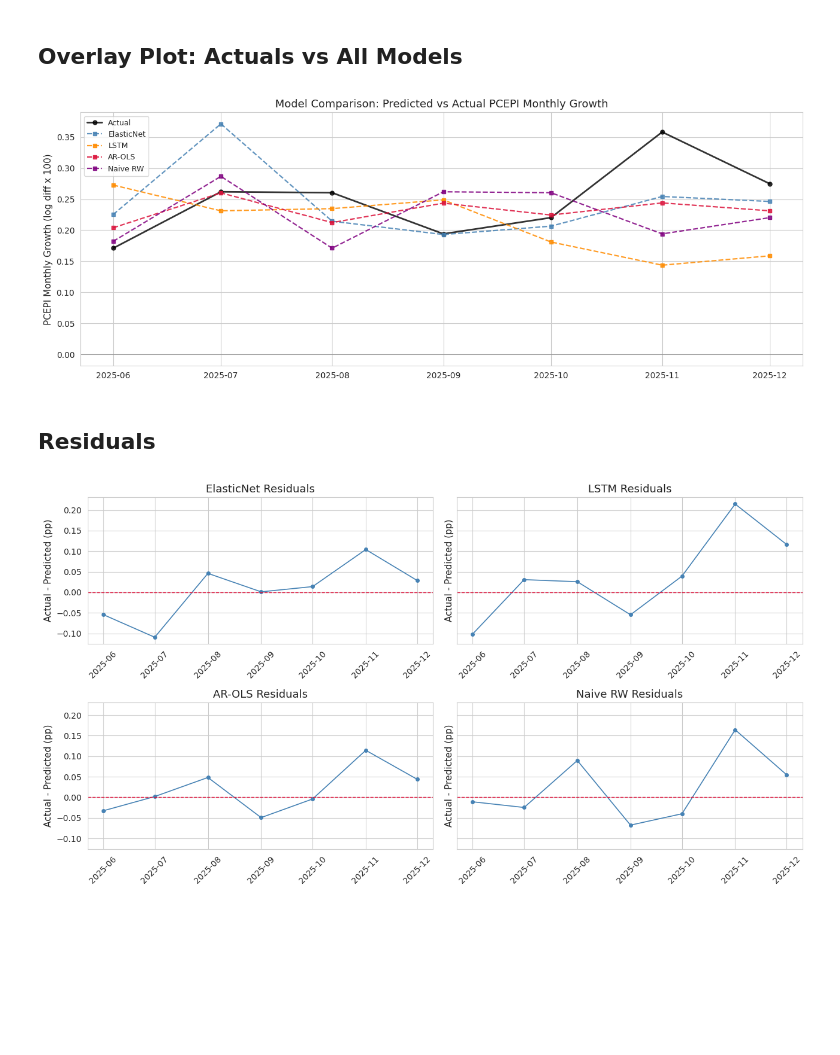
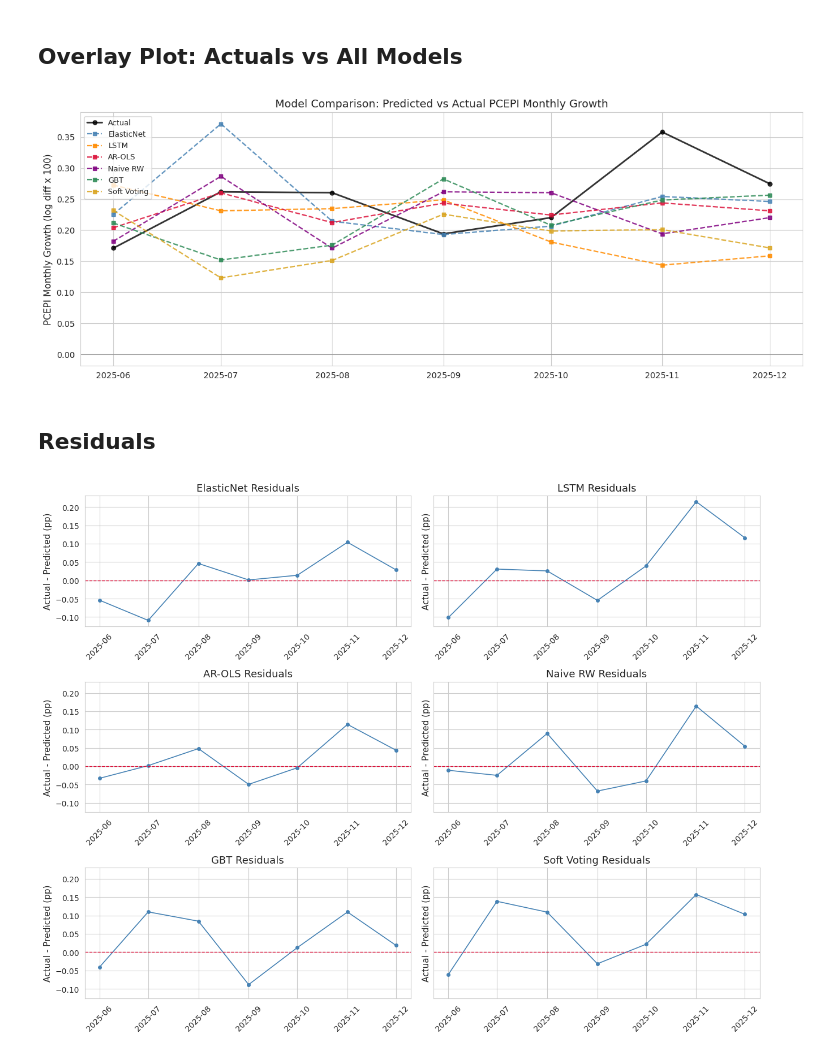
Before and after one commit to Holmes-rgb/Macro-Econ-ML, a Jupyter notebook: notebooks/model_comparison.ipynb, the cells around one changed output. Drawn from its saved outputs; the diff is of its cells as text; code cells hidden in the pictures; blank space fills up the shorter version.

Commit message:
Move soft voting and gbt to notebooks and add Timeseries cv split

```diff
--- a/notebooks/model_comparison.ipynb
+++ b/notebooks/model_comparison.ipynb
@@ -90,6 +105,8 @@ en_series     = pd.Series(en_preds,     index=y_test_dates, name='ElasticNet')
 rnn_series    = pd.Series(rnn_preds,    index=rnn_dates,    name='LSTM')
 ar_ols_series = pd.Series(ar_ols_preds, index=ar_ols_dates, name='AR-OLS')
 naive_series  = pd.Series(naive_preds,  index=naive_dates,  name='Naive')
+gbt_series    = pd.Series(gbt_preds,    index=gbt_dates,    name='GBT')
+sv_series     = pd.Series(sv_preds,     index=sv_dates,     name='Soft Voting')
 
 actual_series = pd.Series(y_test, index=y_test_dates, name='Actual')
 
@@ -101,6 +118,8 @@ en_aligned      = en_series.reindex(common_dates)
 rnn_aligned     = rnn_series.reindex(common_dates)
 ar_ols_aligned  = ar_ols_series.reindex(common_dates)
 naive_aligned   = naive_series.reindex(common_dates)
+gbt_aligned     = gbt_series.reindex(common_dates)
+sv_aligned      = sv_series.reindex(common_dates)
 
 print(f"Comparison window: {common_dates.min().date()} to {common_dates.max().date()}")
 print(f"Observations: {len(common_dates)}")
@@ -170,10 +193,12 @@ plt.show()
 ## Overlay Plot: Actuals vs All Models
 # %%
 colors = {
-    'ElasticNet': 'steelblue',
-    'LSTM':       'darkorange',
-    'AR-OLS':     'crimson',
-    'Naive RW':   'purple',
+    'ElasticNet':  'steelblue',
+    'LSTM':        'darkorange',
+    'AR-OLS':      'crimson',
+    'Naive RW':    'purple',
+    'GBT':         'seagreen',
+    'Soft Voting': 'goldenrod',
 }
 
 fig, ax = plt.subplots(figsize=(13, 5))
@@ -182,10 +207,12 @@ ax.plot(common_dates, actual_aligned.values,
         'o-', label='Actual', linewidth=2, markersize=5, color='black', alpha=0.8)
 
 model_series = {
-    'ElasticNet': en_aligned.values,
-    'LSTM':       rnn_aligned.values,
-    'AR-OLS':     ar_ols_aligned.values,
-    'Naive RW':   naive_aligned.values,
+    'ElasticNet':  en_aligned.values,
+    'LSTM':        rnn_aligned.values,
+    'AR-OLS':      ar_ols_aligned.values,
+    'Naive RW':    naive_aligned.values,
+    'GBT':         gbt_aligned.values,
+    'Soft Voting': sv_aligned.values,
 }
 for name, preds in model_series.items():
     ax.plot(common_dates, preds, 's--',
@@ -200,29 +227,31 @@ ax.xaxis.set_major_formatter(mdates.DateFormatter('%Y-%m'))
 fig.tight_layout()
 plt.show()
 # %% [output]
-[figure, old version]
+[figure, new version]
 # %% [markdown]
 ## Residuals
 # %%
 model_series = {
-    'ElasticNet': en_aligned.values,
-    'LSTM':       rnn_aligned.values,
-    'AR-OLS':     ar_ols_aligned.values,
-    'Naive RW':   naive_aligned.values,
+    'ElasticNet':  en_aligned.values,
+    'LSTM':        rnn_aligned.values,
+    'AR-OLS':      ar_ols_aligned.values,
+    'Naive RW':    naive_aligned.values,
+    'GBT':         gbt_aligned.values,
+    'Soft Voting': sv_aligned.values,
 }
 
-fig, axes = plt.subplots(2, 2, figsize=(13, 7), sharey=True)
+fig, axes = plt.subplots(3, 2, figsize=(13, 10), sharey=True)
 flat_axes = axes.flatten()
 for ax, (name, preds) in zip(flat_axes, model_series.items()):
     residuals = actual_aligned.values - preds
     ax.plot(common_dates, residuals, 'o-', linewidth=1.2, markersize=4, color='steelblue')
     ax.axhline(0, color='crimson', linewidth=1, linestyle='--')
     ax.set_title(f'{name} Residuals')
     ax.set_ylabel('Actual - Predicted (pp)')
     ax.xaxis.set_major_formatter(mdates.DateFormatter('%Y-%m'))
     ax.tick_params(axis='x', rotation=45)
 
 fig.tight_layout()
 plt.show()
 # %% [output]
-[figure, old version]
+[figure, new version]
```
Also changed, not shown: parts of 4 cells of this notebook, 2 other files.
